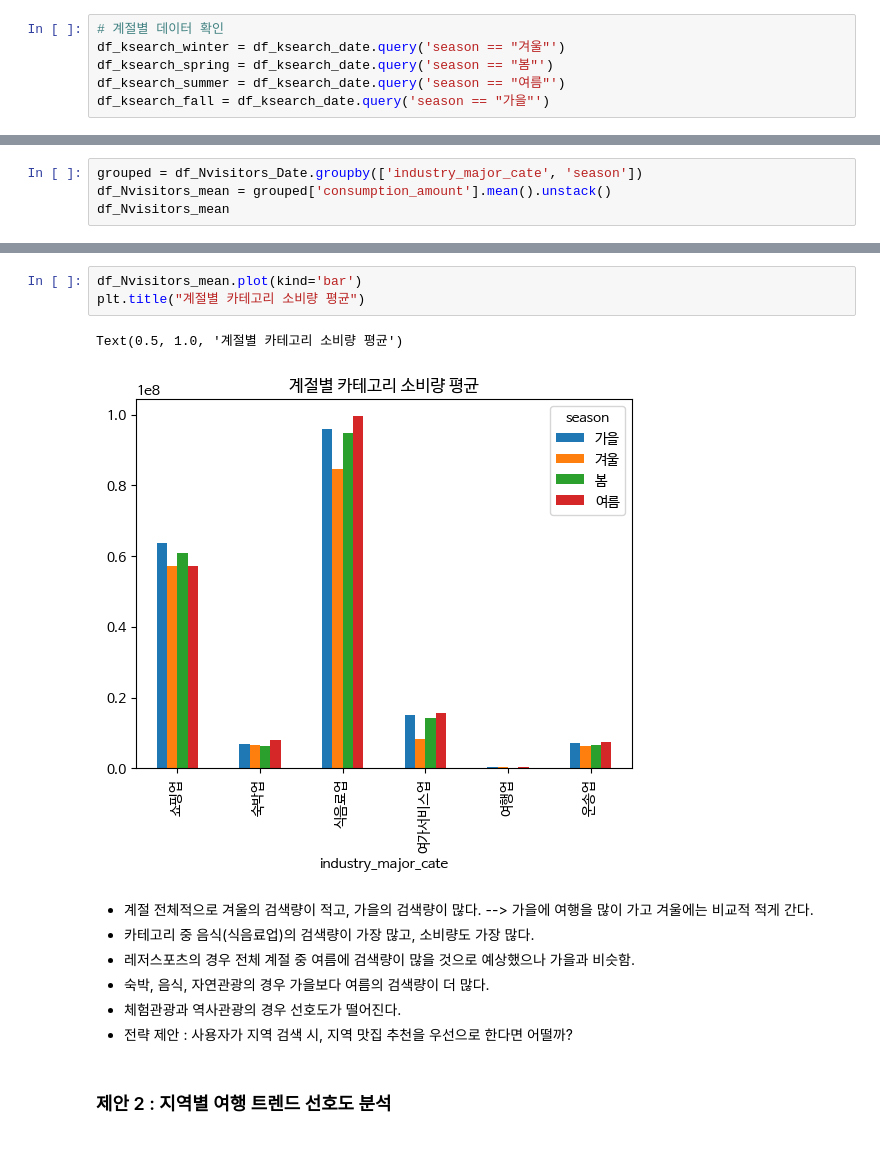
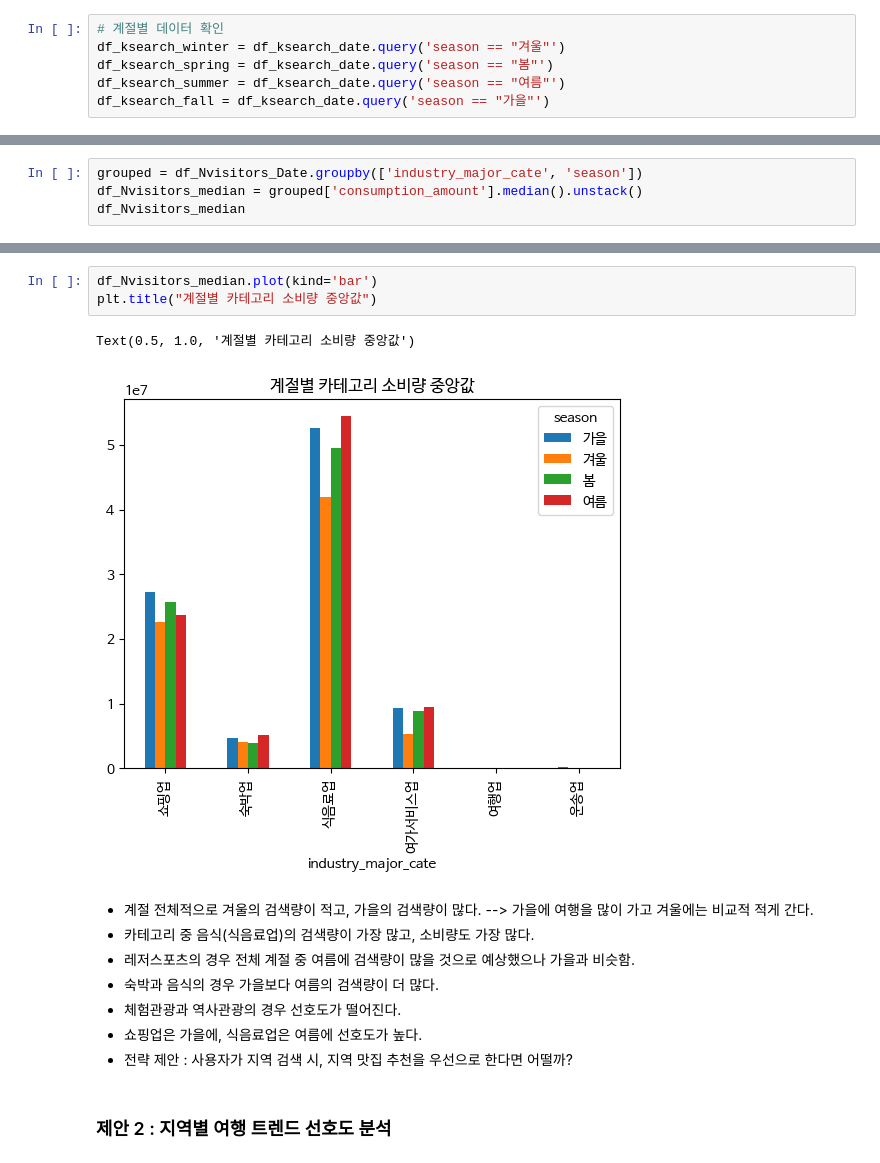
Before and after one commit to btg1631/study_data_analytics, a Jupyter notebook: docs/project_trip/EDA.ipynb, the cells around one changed output, grey strips where cells are left out. Saved outputs shown, nothing was run; the diff lists cells and outputs as text.

```diff
--- a/docs/project_trip/EDA.ipynb
+++ b/docs/project_trip/EDA.ipynb
@@ -255,7 +265,7 @@ cate_season_mean
 # %%
 grouped = df_Nvisitors_Date.groupby(['industry_major_cate', 'season'])
-df_Nvisitors_mean = grouped['consumption_amount'].mean().unstack()
-df_Nvisitors_mean
+df_Nvisitors_median = grouped['consumption_amount'].median().unstack()
+df_Nvisitors_median
 # %% [output]
 | season | 가을 | 겨울 | 봄 | 여름 |
 | industry_major_cate |  |  |  |  |
@@ -274,15 +284,16 @@ Text(0.5, 1.0, '계절별 카테고리 검색량 평균')
 # %%
-df_Nvisitors_mean.plot(kind='bar')
-plt.title("계절별 카테고리 소비량 평균")
+df_Nvisitors_median.plot(kind='bar')
+plt.title("계절별 카테고리 소비량 중앙값")
 # %% [output]
-Text(0.5, 1.0, '계절별 카테고리 소비량 평균')
+Text(0.5, 1.0, '계절별 카테고리 소비량 중앙값')
-[figure, old version]
+[figure, new version]
 # %% [markdown]
 - 계절 전체적으로 겨울의 검색량이 적고, 가을의 검색량이 많다.   --> 가을에 여행을 많이 가고 겨울에는 비교적 적게 간다.
 - 카테고리 중 음식(식음료업)의 검색량이 가장 많고, 소비량도 가장 많다.
 - 레저스포츠의 경우 전체 계절 중 여름에 검색량이 많을 것으로 예상했으나 가을과 비슷함.
-- 숙박, 음식, 자연관광의 경우 가을보다 여름의 검색량이 더 많다.
+- 숙박과 음식의 경우 가을보다 여름의 검색량이 더 많다.
 - 체험관광과 역사관광의 경우 선호도가 떨어진다.
+- 쇼핑업은 가을에, 식음료업은 여름에 선호도가 높다.
 - 전략 제안 : 사용자가 지역 검색 시, 지역 맛집 추천을 우선으로 한다면 어떨까?
 # %% [markdown]
 ### 제안 2 : 지역별 여행 트렌드 선호도 분석
```
Also changed, not shown: parts of 17 cells of this notebook, 2 other files.
